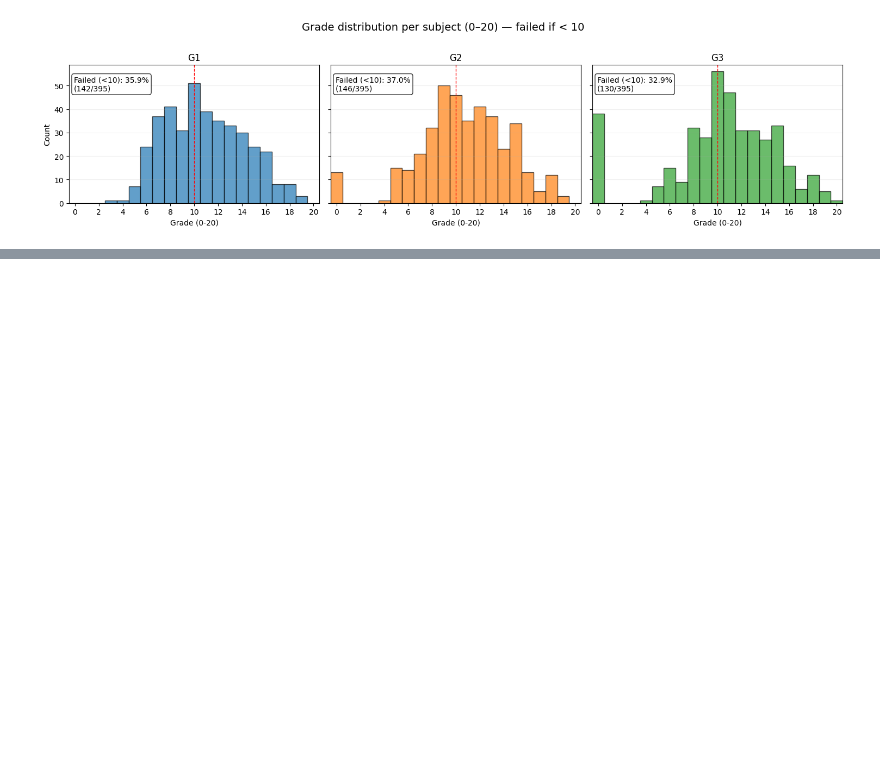
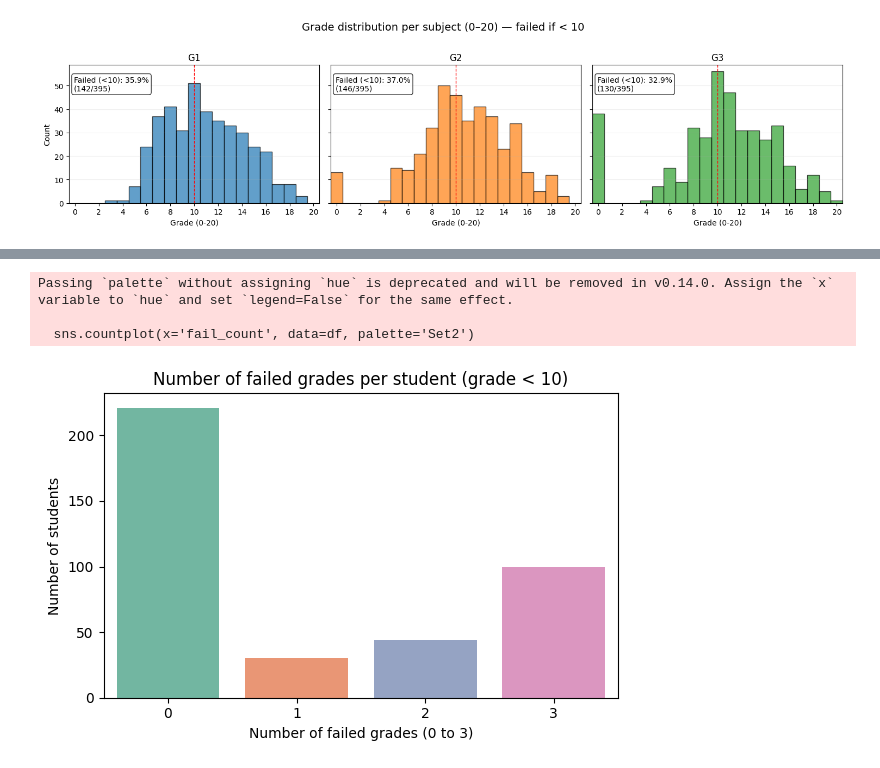
Before and after one commit to fionong/ADALL_github, a Jupyter notebook: Practice.ipynb, the cells around one changed output, grey strips where cells are left out. Cells and saved outputs as stored; diff of their text form; code cells hidden in the pictures; blank space fills up the shorter version.

```diff
--- a/Practice.ipynb
+++ b/Practice.ipynb
@@ -516,0 +547,28 @@ plt.show()
+# %%
+import pandas as pd
+import matplotlib.pyplot as plt
+import seaborn as sns
+
+# df = pd.read_csv('student-mat.csv')  # load your data
+fail_cols = ['G1', 'G2', 'G3']
+threshold = 10
+
+# If there can be NaNs and you want to treat them as non-failures:
+# df = df.dropna(subset=fail_cols)
+
+# count per student how many of G1,G2,G3 are < threshold
+df['fail_count'] = (df[fail_cols] < threshold).sum(axis=1)
+
+plt.figure(figsize=(6,4))
+sns.countplot(x='fail_count', data=df, palette='Set2')
+plt.title(f'Number of failed grades per student (grade < {threshold})')
+plt.xlabel('Number of failed grades (0 to 3)')
+plt.ylabel('Number of students')
+plt.xticks([0,1,2,3])
+plt.tight_layout()
+plt.show()
+# %% [output]
+Passing `palette` without assigning `hue` is deprecated and will be removed in v0.14.0. Assign the `x` variable to `hue` and set `legend=False` for the same effect.
+
+  sns.countplot(x='fail_count', data=df, palette='Set2')
+[figure, added]
```
Also changed, not shown: parts of 1 cell of this notebook.
